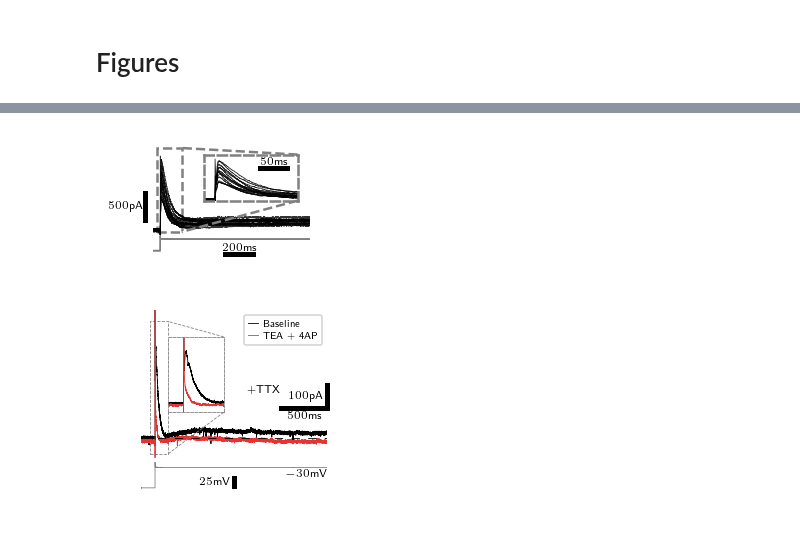
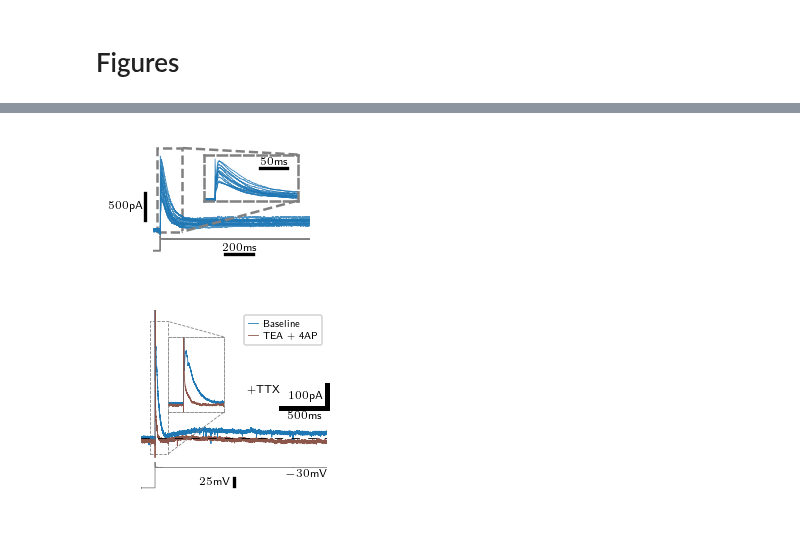
Before and after one commit to nauralcodinglab/raphegif, a Jupyter notebook: figs/scripts/writeup/ser_currents.ipynb, the cells around one changed output, grey strips where cells are left out. Saved outputs shown, nothing was run; the diff lists cells and outputs as text; code cells hidden in the pictures.

Commit message:
Fix colors in WC current traces and add mPFC

```diff
--- a/figs/scripts/writeup/ser_currents.ipynb
+++ b/figs/scripts/writeup/ser_currents.ipynb
@@ -448,45 +347,45 @@ wc_ax = plt.subplot(tr_spec[0, :])
 plt.plot(
     (IA_inactivation['traces'][:, 2, :].T - 2606.2),
     IA_inactivation['traces'][:, 0, :].T,
-    'k-', lw=0.5, alpha=bg_tr_alpha
+    '-', color=colors['ser'], lw=0.5, alpha=bg_tr_alpha
 )
 plt.xlim(-50, 1050)
 plt.ylim(-100, 1600)
-pltools.add_scalebar(y_units='pA', omit_x=True, anchor=(-0.05, 0.1))
+pltools.add_scalebar(y_units='pA', omit_x=True, anchor=(-0.05, 0.1), linewidth=2)
 sns.despine(ax=plt.gca(), trim=True)
 
 wc_ins = inset_axes(wc_ax, '60%', '50%', loc='upper right', borderpad=1.2)
 plt.plot(
     (IA_inactivation['traces'][:, 2, :].T - 2606.2),
     IA_inactivation['traces'][:, 0, :].T,
-    'k-', lw=0.5, alpha=bg_tr_alpha
+    '-', color=colors['ser'], lw=0.5, alpha=bg_tr_alpha
 )
 plt.xlim(-20, 150)
 plt.ylim(-50, 1500)
-pltools.add_scalebar(x_units='ms', omit_y=True, anchor=(0.95, 0.7), x_label_space=0.05, remove_frame=False)
+pltools.add_scalebar(x_units='ms', omit_y=True, anchor=(0.95, 0.7), x_label_space=0.05, remove_frame=False, linewidth=2)
 plt.xticks([])
 plt.yticks([])
 dashedBorder(wc_ins, lw=1.5)
 mark_inset(wc_ax, wc_ins, 1, 4, ls='--', color='gray', lw=1.5)
 
 plt.subplot(tr_spec[1, :])
 plt.plot(
     (IA_inactivation['traces'][:, 2, :].T - 2606.2),
     IA_inactivation['traces'][:, 1, :].T,
-    '-', color='gray', lw=0.5, alpha=bg_tr_alpha
+    '-', color=colors['input'], lw=0.5, alpha=bg_tr_alpha
 )
 plt.xlim(-50, 1050)
-pltools.add_scalebar(x_units='ms', x_size=200, omit_y=True, anchor=(0.7, -0.05), x_label_space=0.05)
+pltools.add_scalebar(x_units='ms', x_size=200, omit_y=True, anchor=(0.7, -0.05), x_label_space=0.05, linewidth=2)
 
 plt.tight_layout()
 
 if IMG_PATH is not None:
     plt.savefig(os.path.join(IMG_PATH, 'ser_kinetics_trace_only.png'))
     plt.savefig(os.path.join(IMG_PATH, 'ser_kinetics_trace_only.svg'))
 
 plt.show()
 # %% [output]
-[figure, old version]
+[figure, new version]
 # %%
 Kslow_xlim = (2450, 8500)
 
@@ -498,13 +397,13 @@ pharm_ax = plt.subplot(spec_pharm[0, :])
 plt.plot(
     baseline.t_mat[0, :, -3],
     baseline[0, :, -3],
-    linewidth = 0.5, color = 'k',
+    linewidth = 0.5, color = colors['ser'],
     label = 'Baseline'
 )
 plt.plot(
     TEA_4AP.t_mat[0, :, -3],
     TEA_4AP[0, :, -3],
-    linewidth = 0.5, color = (0.9, 0.2, 0.2),
+    linewidth = 0.5, color = colors['4AP'],
     label = 'TEA + 4AP'
 )
 plt.text(3800, 200, '+TTX', ha = 'center', va = 'center', size = 'small')
@@ -521,13 +420,13 @@ pharm_ins = inset_axes(pharm_ax, '30%', '50%', loc = 'upper left', borderpad = 2
 plt.plot(
     baseline.t_mat[0, :, -3],
     baseline[0, :, -3],
-    linewidth = 0.5, color = 'k',
+    linewidth = 0.5, color = colors['ser'],
     label = 'Baseline'
 )
 plt.plot(
     TEA_4AP.t_mat[0, :, -3],
     TEA_4AP[0, :, -3],
-    linewidth = 0.5, color = (0.9, 0.2, 0.2),
+    linewidth = 0.5, color = colors['4AP'],
     label = 'TEA + 4AP'
 )
 plt.xlim(Kslow_xlim[0] + 100, Kslow_xlim[0] + 300)
@@ -542,7 +441,7 @@ plt.plot(
     baseline[1, :, -3],
     linewidth = 0.5, color = 'gray'
 )
-pltools.add_scalebar(y_units = 'mV', anchor = (0.5, 0.1), omit_x = True, y_size = 25)
+pltools.add_scalebar(y_units = 'mV', anchor = (0.5, 0.1), omit_x = True, y_size = 25, linewidth=2)
 plt.text(4500, -32, '$-30$mV', ha = 'right', va = 'top', size = 'small')
 plt.xlim(Kslow_xlim[0], 4500)
 
@@ -551,4 +450,4 @@ if IMG_PATH is not None:
 
 plt.show()
 # %% [output]
-[figure, old version]
+[figure, new version]
```
Also changed, not shown: parts of 2 cells of this notebook, 2 other files.
